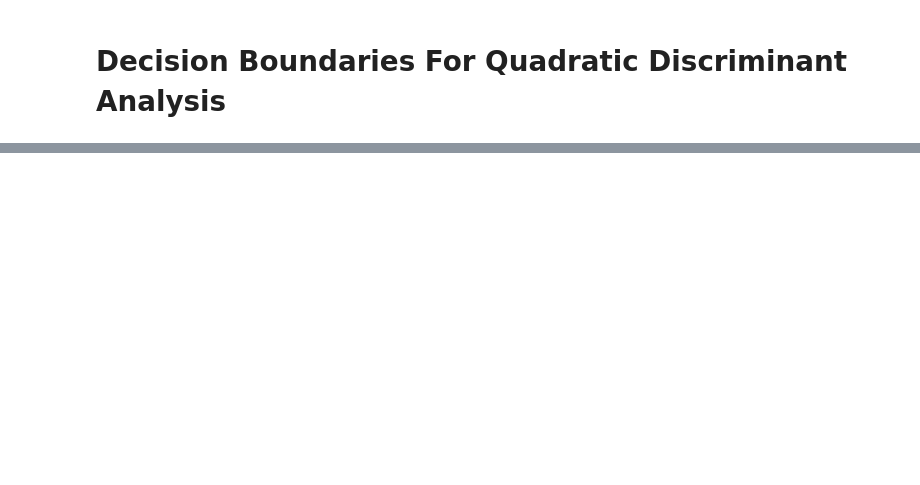
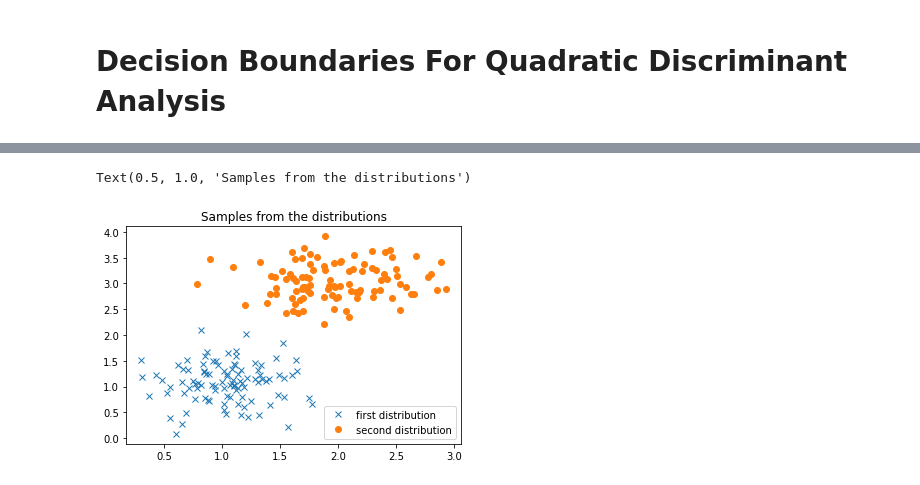
Before and after one commit to SaffetGokcenSen/Gaussian-Models, a Jupyter notebook: decision_boundaries_for_quadratic_discriminant_analysis.ipynb, the cells around one changed output, grey strips where cells are left out. Drawn from its saved outputs; the diff is of its cells as text; code cells hidden in the pictures; blank space fills up the shorter version.

Commit message:
added plots for sample distributions

```diff
--- a/decision_boundaries_for_quadratic_discriminant_analysis.ipynb
+++ b/decision_boundaries_for_quadratic_discriminant_analysis.ipynb
@@ -35,0 +78,17 @@ gives element $x_{2}$ given element $x_{1}$ of $\textbf{x}$
+# %%
+v1_t = np.array([-1, 4]) # transpose of the first eigenvector
+v2_t = np.array([4, 1]) # transpose of the second eigenvector
+eigenvector_matrix = np.array([v1_t, v2_t]).transpose() # eigenvector matrix
+lambda1 = 4 # first eigenvalue
+lambda2 = 2 # second eigenvalue
+eigenvalue_matrix = np.array([[lambda1, 0],[0, lambda2]])
+print("the eigenvector matrix of the second distribution:")
+print(eigenvector_matrix)
+print("the eigenvalue matrix of the second distribution")
+print(eigenvalue_matrix)
+cov_2 = eigenvector_matrix * eigenvalue_matrix * np.linalg.inv(eigenvector_matrix)
+print("the covariance matrix of the second distribution")
+print(cov_2)
+mean_2_t = np.array([2, 3]) # the mean vector of the second distribution
+print("transpose of the mean vector of the second distribution")
+print(mean_2_t)
@@ -35,0 +107,18 @@ gives element $x_{2}$ given element $x_{1}$ of $\textbf{x}$
+# %%
+import matplotlib.pyplot as plt
+
+# samples from the first distribution
+x1, y1 = np.random.default_rng().multivariate_normal(mean_1_t, cov_1, 100).T
+
+# samples from the second distribution
+x2, y2 = np.random.default_rng().multivariate_normal(mean_2_t, cov_2, 100).T
+
+fig, ax = plt.subplots()
+_ = ax.plot(x1, y1, 'x', label='first distribution')
+_ = ax.plot(x2, y2, 'o', label='second distribution')
+handles, labels = ax.get_legend_handles_labels()
+_ = ax.legend(handles, labels)
+ax.set_title('Samples from the distributions')
+# %% [output]
+Text(0.5, 1.0, 'Samples from the distributions')
+[figure, added]
```
Also changed, not shown: parts of 5 cells of this notebook.
